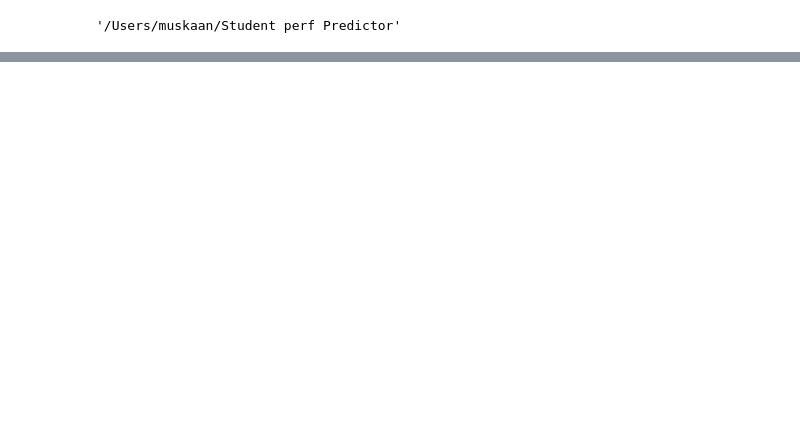
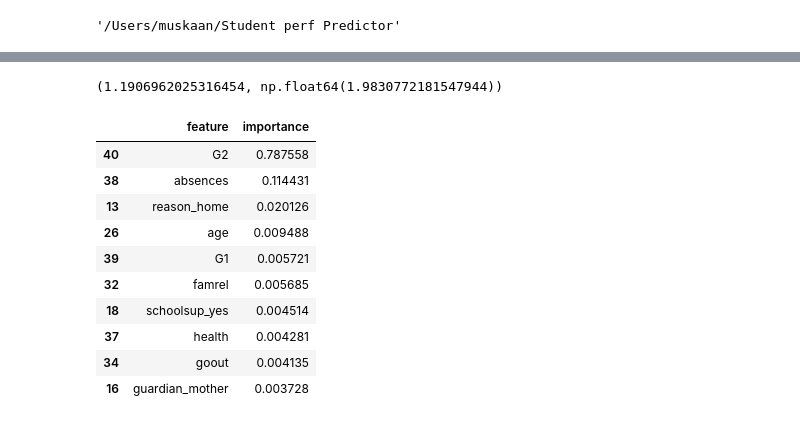
Before and after one commit to muskkaann20/student-performance-predictor, a Jupyter notebook: eda.ipynb, the cells around one changed output, grey strips where cells are left out. Cells and saved outputs as stored; diff of their text form; code cells hidden in the pictures; blank space fills up the shorter version.

```diff
--- a/eda.ipynb
+++ b/eda.ipynb
@@ -21,0 +87,10 @@ FileNotFoundError: [Errno 2] No such file or directory: 'student'
+# %%
+from sklearn.pipeline import Pipeline
+from sklearn.linear_model import LinearRegression
+
+model = Pipeline(steps=[
+    ("preprocessor", preprocessor),
+    ("regressor", LinearRegression())
+])
+# %%
+model.fit(X_train, y_train)
@@ -21,0 +123,13 @@ FileNotFoundError: [Errno 2] No such file or directory: 'student'
+# %%
+from sklearn.ensemble import RandomForestRegressor
+
+rf_model = Pipeline(steps=[
+    ("preprocessor", preprocessor),
+    ("regressor", RandomForestRegressor(
+        n_estimators=200,
+        random_state=42,
+        n_jobs=-1
+    ))
+])
+
+rf_model.fit(X_train, y_train)
@@ -21,0 +152,36 @@ FileNotFoundError: [Errno 2] No such file or directory: 'student'
+# %%
+rf_pred = rf_model.predict(X_test)
+
+rf_mae = mean_absolute_error(y_test, rf_pred)
+rf_rmse = np.sqrt(mean_squared_error(y_test, rf_pred))
+
+rf_mae, rf_rmse
+# %% [output]
+(1.1906962025316454, np.float64(1.9830772181547944))
+# %%
+# Get feature names after encoding
+ohe = rf_model.named_steps["preprocessor"].named_transformers_["cat"]
+encoded_cat_features = ohe.get_feature_names_out(categorical_cols)
+
+feature_names = list(encoded_cat_features) + list(numerical_cols)
+
+importances = rf_model.named_steps["regressor"].feature_importances_
+
+feature_importance_df = (
+    pd.DataFrame({"feature": feature_names, "importance": importances})
+    .sort_values(by="importance", ascending=False)
+)
+
+feature_importance_df.head(10)
+# %% [output]
+|  | feature | importance |
+| 40 | G2 | 0.787558 |
+| 38 | absences | 0.114431 |
+| 13 | reason_home | 0.020126 |
+| 26 | age | 0.009488 |
+| 39 | G1 | 0.005721 |
+| 32 | famrel | 0.005685 |
+| 18 | schoolsup_yes | 0.004514 |
+| 37 | health | 0.004281 |
+| 34 | goout | 0.004135 |
+| 16 | guardian_mother | 0.003728 |
```
Also changed, not shown: parts of 15 cells of this notebook, 1 other file.
